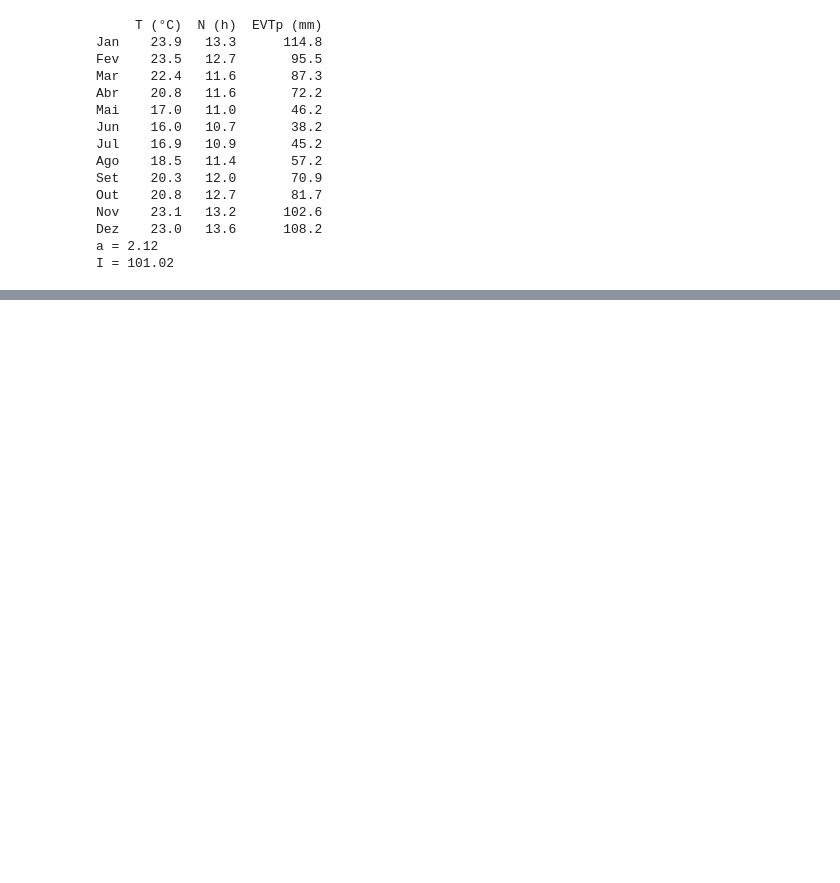
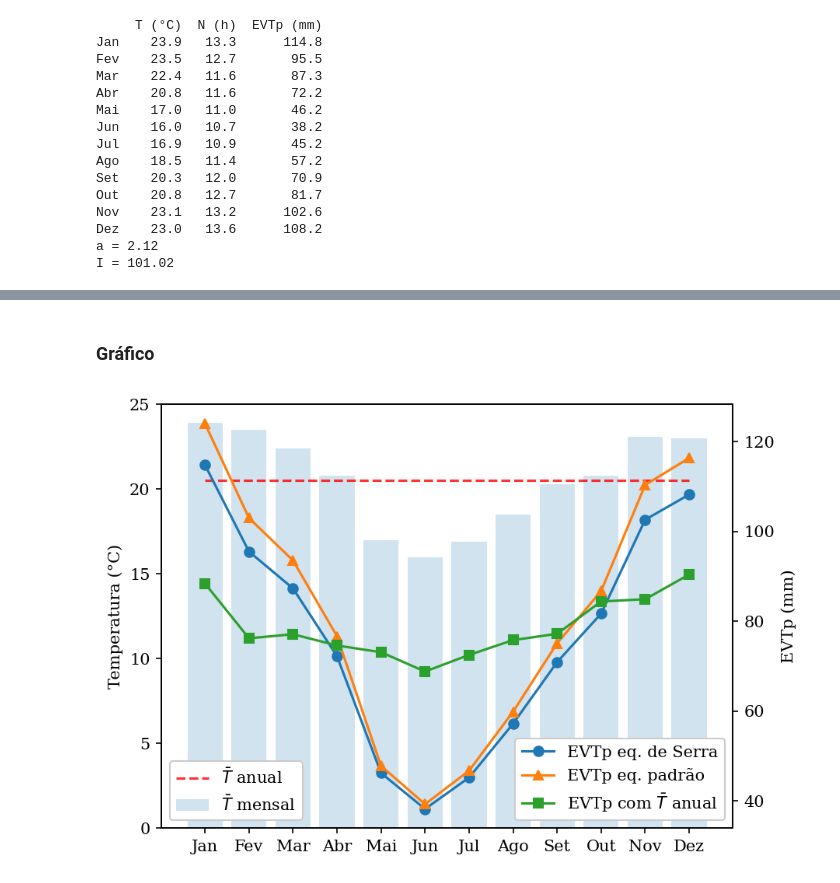
Before and after one commit to rqaita/hydrology, a Jupyter notebook: l_02.ipynb, the cells around one changed output, grey strips where cells are left out. Saved outputs shown, nothing was run; the diff lists cells and outputs as text; code cells hidden in the pictures; blank space fills up the shorter version.

```diff
--- a/l_02.ipynb
+++ b/l_02.ipynb
@@ -205,5 +185,11 @@ e_05_T = np.array([
 e_05_N = np.array([
     13.3, 12.7, 11.6, 11.6, 11. , 10.7, 10.9, 11.4, 12. , 12.7, 13.2, 13.6,
 ])
+# %%
+e_06_T = e_05_T.mean() * np.ones(12)
+
+e_06_N = np.array([
+    13.3, 12.7, 11.6, 11.6, 11. , 10.7, 10.9, 11.4, 12. , 12.7, 13.2, 13.6,
+])
 # %% [markdown]
 ### Método de Thornthwaite
@@ -212,3 +196,7 @@ e_05_EVTp, e_05_I, e_05_a = hydro.thornthwaite(e_05_T, e_05_N, serra=True)
+# %%
+e_05_EVTp, e_05_I, e_05_a = hydro.thornthwaite(e_05_T, e_05_N, serra=True)  # eq. Serra
+e_06_EVTp, e_06_I, e_06_a = hydro.thornthwaite(e_06_T, e_06_N)              # eq. padrão
+e_05_EVTp_def, e_05_I_def, e_05_a_def = hydro.thornthwaite(e_05_T, e_05_N)  # T média
 # %%
 e_05_data = {
     "T (°C)" : e_05_T,
@@ -259,9 +229,0 @@ Refaça o exemplo da aula 09 (método de Thornthwaite), substituindo a temperatu
-# %%
-e_06_T = np.array([
-    23.9, 23.5, 22.4, 20.8, 17. , 16. , 16.9, 18.5, 20.3, 20.8, 23.1, 23. ,
-])
-e_06_T = e_06_T.mean() * np.ones(12)
-
-e_06_N = np.array([
-    13.3, 12.7, 11.6, 11.6, 11. , 10.7, 10.9, 11.4, 12. , 12.7, 13.2, 13.6,
-])
@@ -286,0 +260,27 @@ print("I =", e_06_I.round(2))
+# %% [markdown]
+### Gráfico
+# %%
+fig, ax_left = plt.subplots(constrained_layout=True)
+ax_right = ax_left.twinx()
+
+# Temperatura
+ax_left.bar(range(12), e_05_data["T (°C)"], alpha=0.2, label=r"$\bar{T}$ mensal")
+ax_left.plot(range(12), e_06_data["T (°C)"], alpha=0.8, label=r"$\bar{T}$ anual", color="red", linestyle="--")
+ax_left.set_ylabel("Temperatura (°C)")
+ax_left.set_ylim([0, 25])
+
+# EVTp
+e_05_data["EVTp (mm)"].plot(marker="o", ax=ax_right, label="EVTp eq. de Serra")
+ax_right.plot(e_05_EVTp_def, marker="^", label="EVTp eq. padrão")
+e_06_data["EVTp (mm)"].plot(marker="s", ax=ax_right, label=r"EVTp com $\bar{T}$ anual")
+
+ax_right.set_xticks(range(12))
+ax_right.set_xticklabels(e_05_data.index)
+ax_right.set_ylabel("EVTp (mm)")
+
+ax_left.legend(framealpha=1, loc="lower left")
+ax_right.legend(framealpha=1, loc="lower right")
+fig.savefig("figures/l_02_05e06.png", format="png", dpi=300)
+plt.show()
+# %% [output]
+[figure, new version]
```
Also changed, not shown: parts of 16 cells of this notebook, 2 other files.
